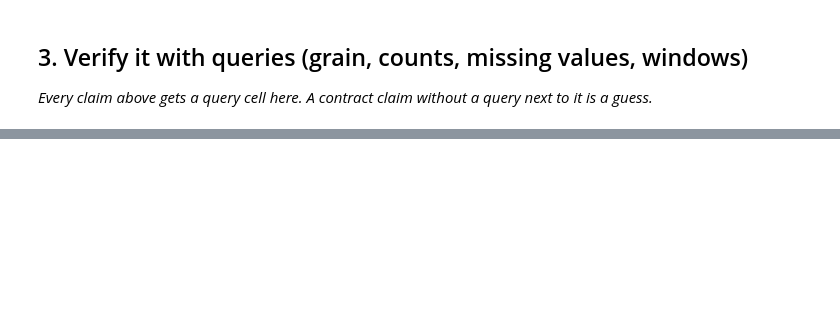
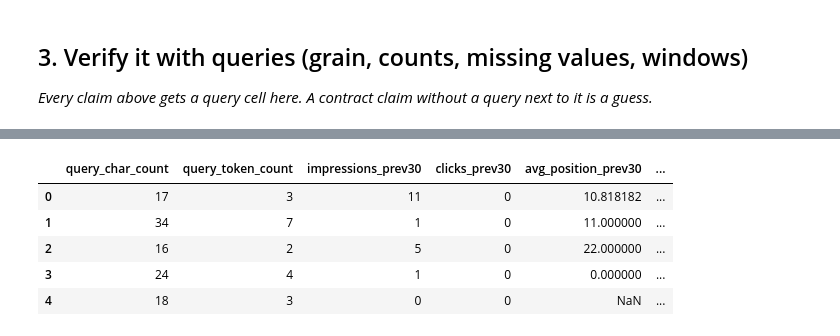
Before and after one commit to Epinnn14/Flyrank-ML-Intern, a Jupyter notebook: work/notebooks/w03_data_contract.ipynb, the cells around one changed output, grey strips where cells are left out. Cells and saved outputs as stored; diff of their text form; code cells hidden in the pictures; blank space fills up the shorter version.

```diff
--- a/work/notebooks/w03_data_contract.ipynb
+++ b/work/notebooks/w03_data_contract.ipynb
@@ -13,3 +92,16 @@ This skeleton is yours to fill. Work the sections **in order** — each one has
 # %%
 # This cell is for CODE (numbers, a query, a check).
 # Write your text answer in the cell ABOVE this one — typing sentences here breaks Run All.
+
+df["window_start"] = pd.to_datetime(df["window_start"])
+df["window_end"] = pd.to_datetime(df["window_end"])
+
+df["month"] = df["window_start"].dt.strftime("%Y-%m")
+
+print(df["month"].value_counts().sort_index())
+
+MID_MONTH = "2026-04"
+
+analysis_df = df[df["month"] == MID_MONTH].copy()
+
+print("Rows:", len(analysis_df))
@@ -26,0 +219,20 @@ This skeleton is yours to fill. Work the sections **in order** — each one has
+# %%
+feature_df = analysis_df[
+    [
+        "query_char_count",
+        "query_token_count",
+        "impressions_prev30",
+        "clicks_prev30",
+        "avg_position_prev30",
+        "clicks_last30"
+    ]
+].copy()
+
+feature_df.head()
+# %% [output]
+|  | query_char_count | query_token_count | impressions_prev30 | clicks_prev30 | avg_position_prev30 | ... |
+| 0 | 17 | 3 | 11 | 0 | 10.818182 | ... |
+| 1 | 34 | 7 | 1 | 0 | 11.000000 | ... |
+| 2 | 16 | 2 | 5 | 0 | 22.000000 | ... |
+| 3 | 24 | 4 | 1 | 0 | 0.000000 | ... |
+| 4 | 18 | 3 | 0 | 0 | NaN | ... |
```
Also changed, not shown: parts of 22 cells of this notebook.
